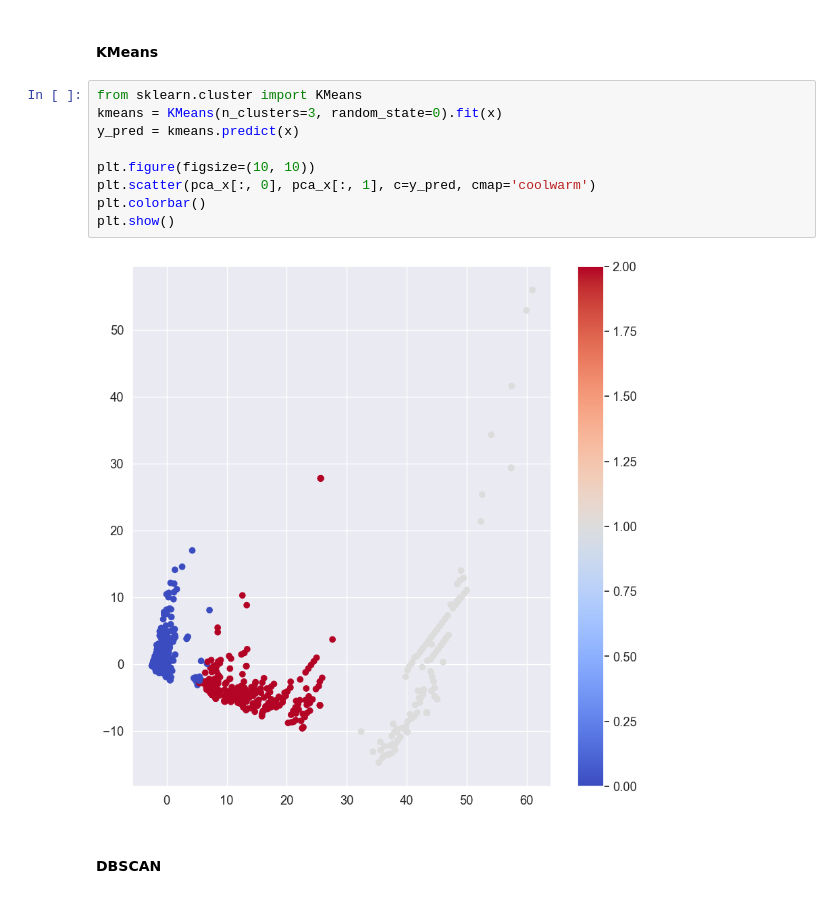
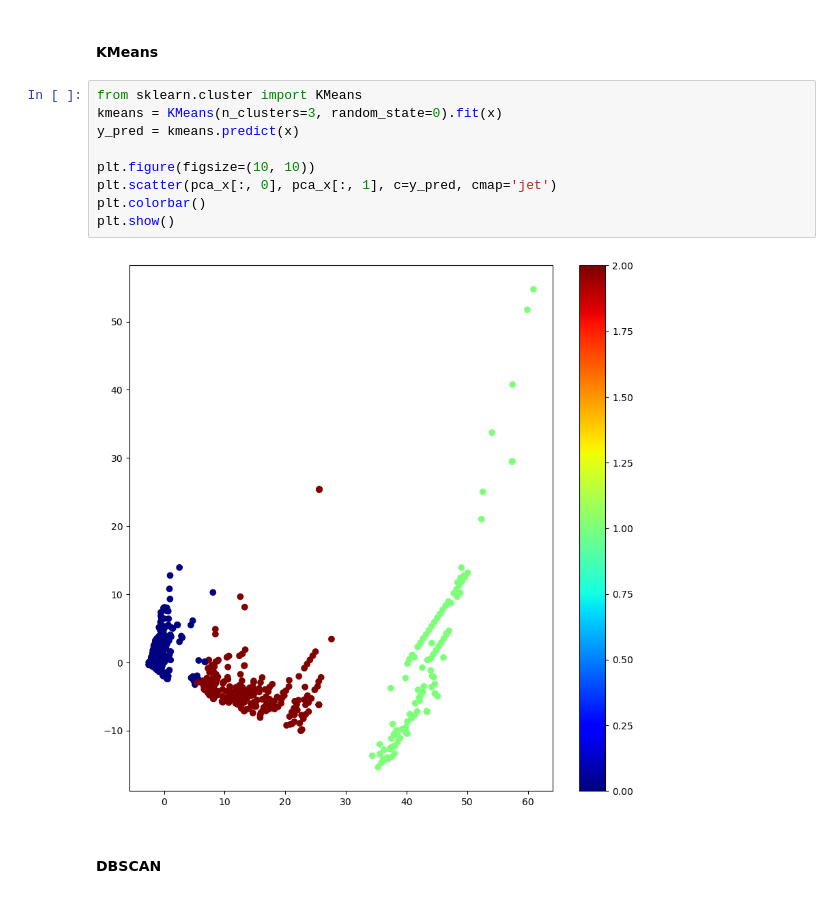
Before and after one commit to braiso-22/credit-card-fraud-detection, a Jupyter notebook: credit-card-fraud-detection.ipynb, the cells around one changed output. Saved outputs shown, nothing was run; the diff lists cells and outputs as text.

```diff
--- a/credit-card-fraud-detection.ipynb
+++ b/credit-card-fraud-detection.ipynb
@@ -186,14 +186,14 @@ plt.show()
 # %%
 from sklearn.cluster import KMeans
 kmeans = KMeans(n_clusters=3, random_state=0).fit(x)
 y_pred = kmeans.predict(x)
 
 plt.figure(figsize=(10, 10))
-plt.scatter(pca_x[:, 0], pca_x[:, 1], c=y_pred, cmap='coolwarm')
+plt.scatter(pca_x[:, 0], pca_x[:, 1], c=y_pred, cmap='jet')
 plt.colorbar()
 plt.show()
 # %% [output]
-[figure, old version]
+[figure, new version]
 # %% [markdown]
 #### DBSCAN
 # %%
```
Also changed, not shown: parts of 6 cells of this notebook.
